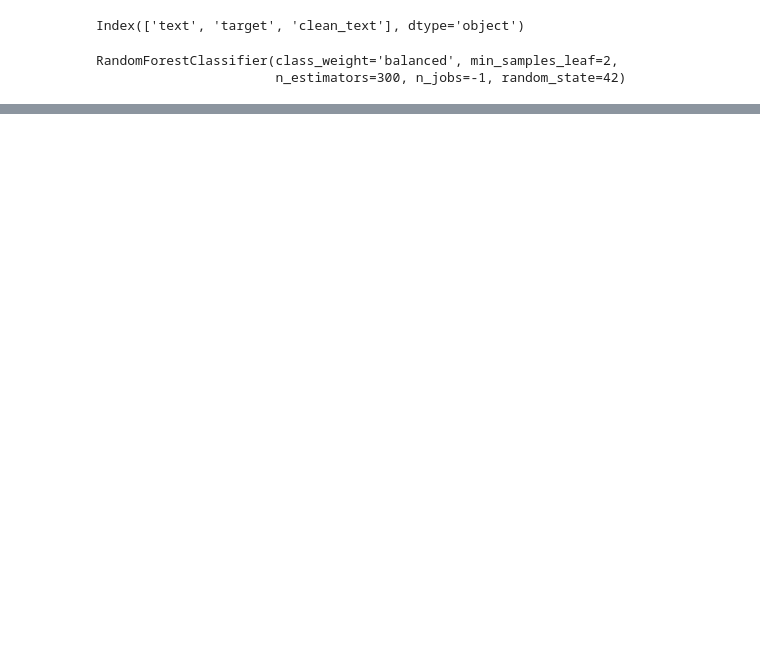
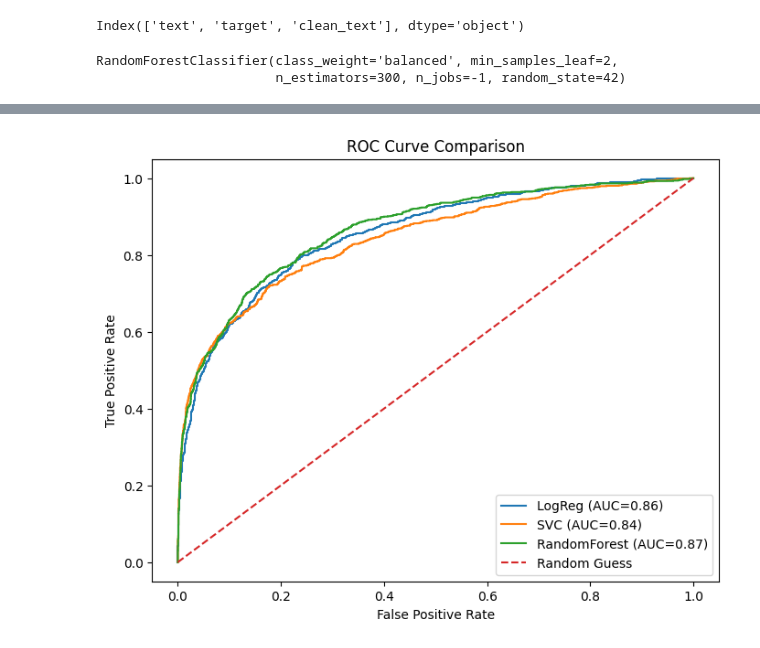
Before and after one commit to nayakayogesh/Twitter-Text-Classification, a Jupyter notebook: textClassification.ipynb, the cells around one changed output, grey strips where cells are left out. Saved outputs shown, nothing was run; the diff lists cells and outputs as text; code cells hidden in the pictures; blank space fills up the shorter version.

```diff
--- a/textClassification.ipynb
+++ b/textClassification.ipynb
@@ -179,0 +205,29 @@ weighted avg       0.83      0.83      0.83      4000
+# %%
+logreg_scores = logReg.predict_proba(x_test_vec)[:, 1]
+rfc_scores = rfc.predict_proba(x_test_vec)[:, 1]
+svc_scores = svc.predict_proba(x_test_vec)[:, 1]
+# %%
+fpr_lr, tpr_lr, _ = roc_curve(y_test, logreg_scores)
+fpr_svc, tpr_svc, _ = roc_curve(y_test, svc_scores)
+fpr_rfc, tpr_rfc, _ = roc_curve(y_test, rfc_scores)
+
+auc_lr = auc(fpr_lr, tpr_lr)
+auc_svc = auc(fpr_svc, tpr_svc)
+auc_rfc = auc(fpr_rfc, tpr_rfc)
+# %%
+
+plt.figure(figsize=(8,6))
+
+plt.plot(fpr_lr, tpr_lr, label=f"LogReg (AUC={auc_lr:.2f})")
+plt.plot(fpr_svc, tpr_svc, label=f"SVC (AUC={auc_svc:.2f})")
+plt.plot(fpr_rfc, tpr_rfc, label=f"RandomForest (AUC={auc_rfc:.2f})")
+
+plt.plot([0, 1], [0, 1], linestyle="--", label="Random Guess")
+
+plt.xlabel("False Positive Rate")
+plt.ylabel("True Positive Rate")
+plt.title("ROC Curve Comparison")
+plt.legend()
+plt.show()
+# %% [output]
+[figure, added]
```
Also changed, not shown: parts of 19 cells of this notebook.
